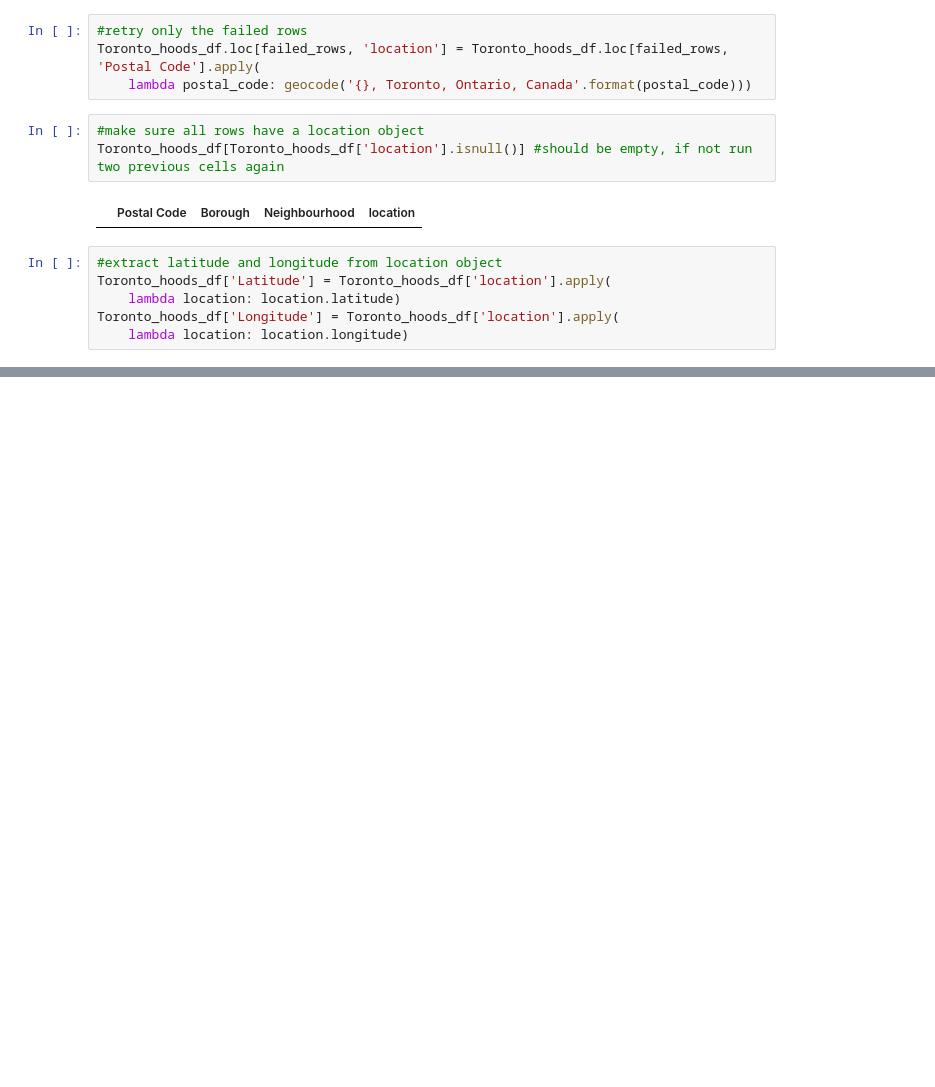
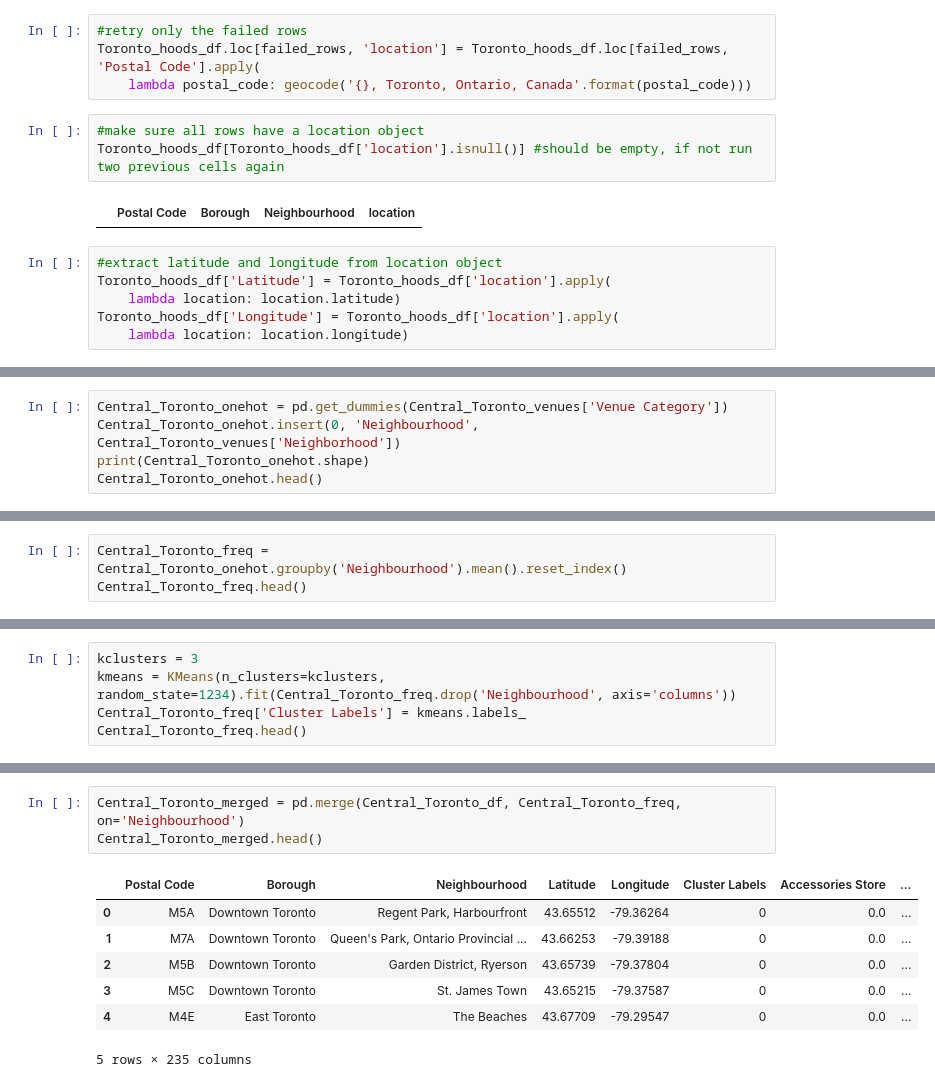
Before and after one commit to WeymannC/Coursera_Capstone, a Jupyter notebook: TorontoClustering.ipynb, the cells around one changed output, grey strips where cells are left out. Drawn from its saved outputs; the diff is of its cells as text; blank space fills up the shorter version.

```diff
--- a/TorontoClustering.ipynb
+++ b/TorontoClustering.ipynb
@@ -129,0 +260,5 @@ Toronto_hoods_df.head()
+# %%
+Central_Toronto_onehot = pd.get_dummies(Central_Toronto_venues['Venue Category'])
+Central_Toronto_onehot.insert(0, 'Neighbourhood', Central_Toronto_venues['Neighborhood'])
+print(Central_Toronto_onehot.shape)
+Central_Toronto_onehot.head()
@@ -129,0 +274,3 @@ Toronto_hoods_df.head()
+# %%
+Central_Toronto_freq = Central_Toronto_onehot.groupby('Neighbourhood').mean().reset_index()
+Central_Toronto_freq.head()
@@ -129,0 +285,5 @@ Toronto_hoods_df.head()
+# %%
+kclusters = 3
+kmeans = KMeans(n_clusters=kclusters, random_state=1234).fit(Central_Toronto_freq.drop('Neighbourhood', axis='columns'))
+Central_Toronto_freq['Cluster Labels'] = kmeans.labels_
+Central_Toronto_freq.head()
@@ -129,0 +307,11 @@ Toronto_hoods_df.head()
+# %%
+Central_Toronto_merged = pd.merge(Central_Toronto_df, Central_Toronto_freq, on='Neighbourhood')
+Central_Toronto_merged.head()
+# %% [output]
+|  | Postal Code | Borough | Neighbourhood | Latitude | Longitude | Cluster Labels | Accessories Store | ... |
+| 0 | M5A | Downtown Toronto | Regent Park, Harbourfront | 43.65512 | -79.36264 | 0 | 0.0 | ... |
+| 1 | M7A | Downtown Toronto | Queen's Park, Ontario Provincial ... | 43.66253 | -79.39188 | 0 | 0.0 | ... |
+| 2 | M5B | Downtown Toronto | Garden District, Ryerson | 43.65739 | -79.37804 | 0 | 0.0 | ... |
+| 3 | M5C | Downtown Toronto | St. James Town | 43.65215 | -79.37587 | 0 | 0.0 | ... |
+| 4 | M4E | East Toronto | The Beaches | 43.67709 | -79.29547 | 0 | 0.0 | ... |
+5 rows × 235 columns
```
Also changed, not shown: parts of 23 cells of this notebook, 1 other file.
